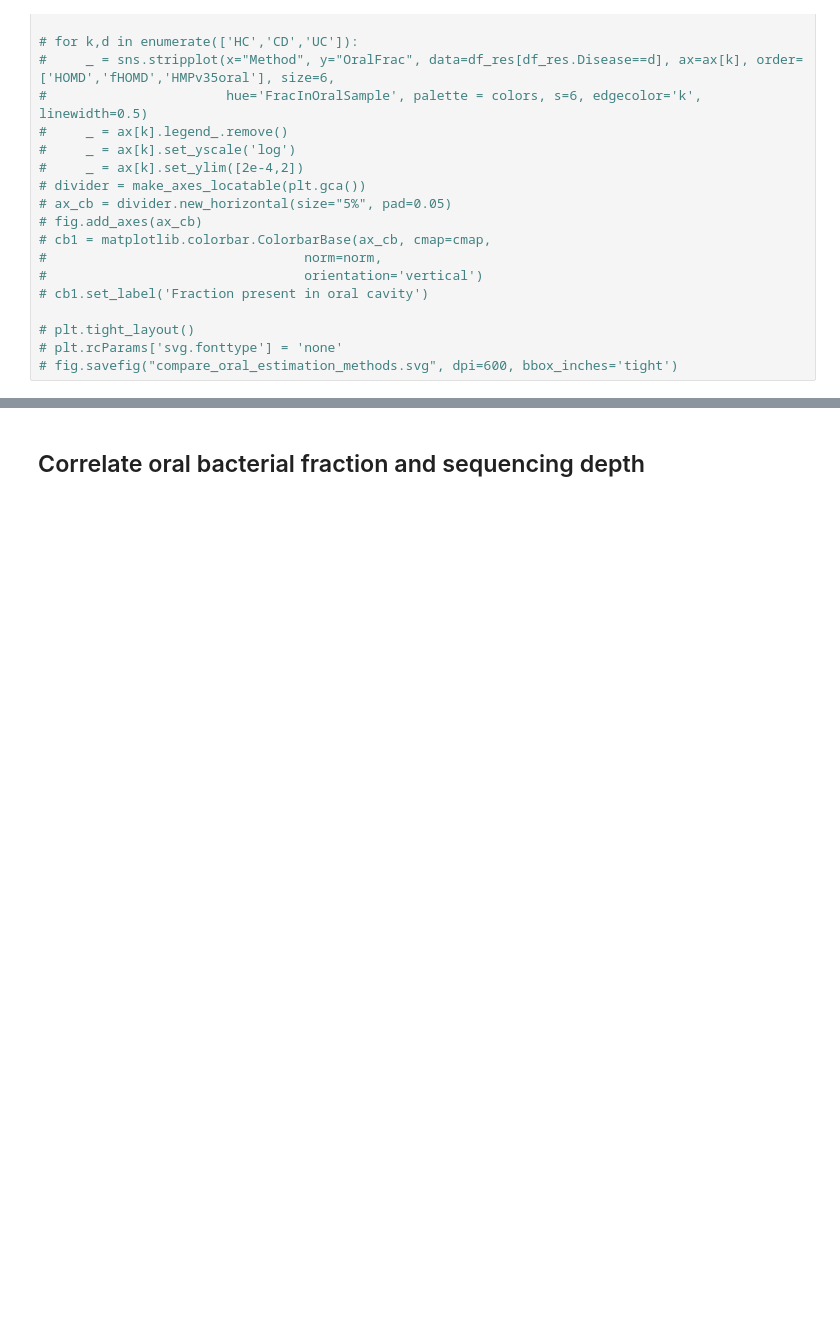
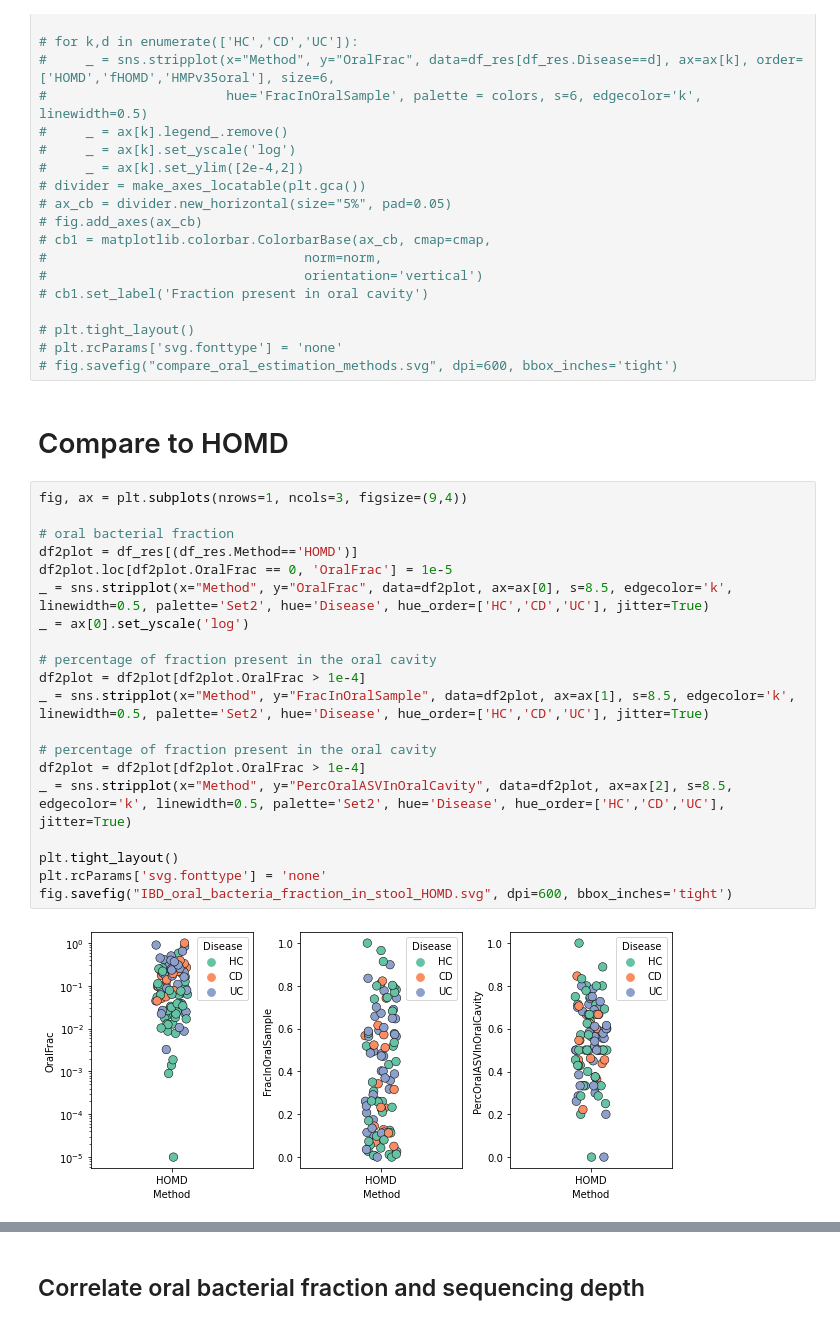
Before and after one commit to liaochen1988/Manuscript_oral_bacteria_in_feces, a Jupyter notebook: codes/validation_human_experiments/Imai_2021JCI/main_analysis.ipynb, the cells around one changed output, grey strips where cells are left out. Saved outputs shown, nothing was run; the diff lists cells and outputs as text; blank space fills up the shorter version.

```diff
--- a/codes/validation_human_experiments/Imai_2021JCI/main_analysis.ipynb
+++ b/codes/validation_human_experiments/Imai_2021JCI/main_analysis.ipynb
@@ -245,3 +301,27 @@ df_res[df_res.Method=='HMPv35oral'][df_res[df_res.Method=='HMPv35oral'].FracInOr
 # plt.tight_layout()
 # plt.rcParams['svg.fonttype'] = 'none'
 # fig.savefig("compare_oral_estimation_methods.svg", dpi=600, bbox_inches='tight')
+# %% [markdown]
+# Compare to HOMD
+# %%
+fig, ax = plt.subplots(nrows=1, ncols=3, figsize=(9,4))
+
+# oral bacterial fraction
+df2plot = df_res[(df_res.Method=='HOMD')]
+df2plot.loc[df2plot.OralFrac == 0, 'OralFrac'] = 1e-5
+_ = sns.stripplot(x="Method", y="OralFrac", data=df2plot, ax=ax[0], s=8.5, edgecolor='k', linewidth=0.5, palette='Set2', hue='Disease', hue_order=['HC','CD','UC'], jitter=True)
+_ = ax[0].set_yscale('log')
+
+# percentage of fraction present in the oral cavity
+df2plot = df2plot[df2plot.OralFrac > 1e-4]
+_ = sns.stripplot(x="Method", y="FracInOralSample", data=df2plot, ax=ax[1], s=8.5, edgecolor='k', linewidth=0.5, palette='Set2', hue='Disease', hue_order=['HC','CD','UC'], jitter=True)
+
+# percentage of fraction present in the oral cavity
+df2plot = df2plot[df2plot.OralFrac > 1e-4]
+_ = sns.stripplot(x="Method", y="PercOralASVInOralCavity", data=df2plot, ax=ax[2], s=8.5, edgecolor='k', linewidth=0.5, palette='Set2', hue='Disease', hue_order=['HC','CD','UC'], jitter=True)
+
+plt.tight_layout()
+plt.rcParams['svg.fonttype'] = 'none'
+fig.savefig("IBD_oral_bacteria_fraction_in_stool_HOMD.svg", dpi=600, bbox_inches='tight')
+# %% [output]
+[figure, added]
```
Also changed, not shown: parts of 22 cells of this notebook, 42 other files.
